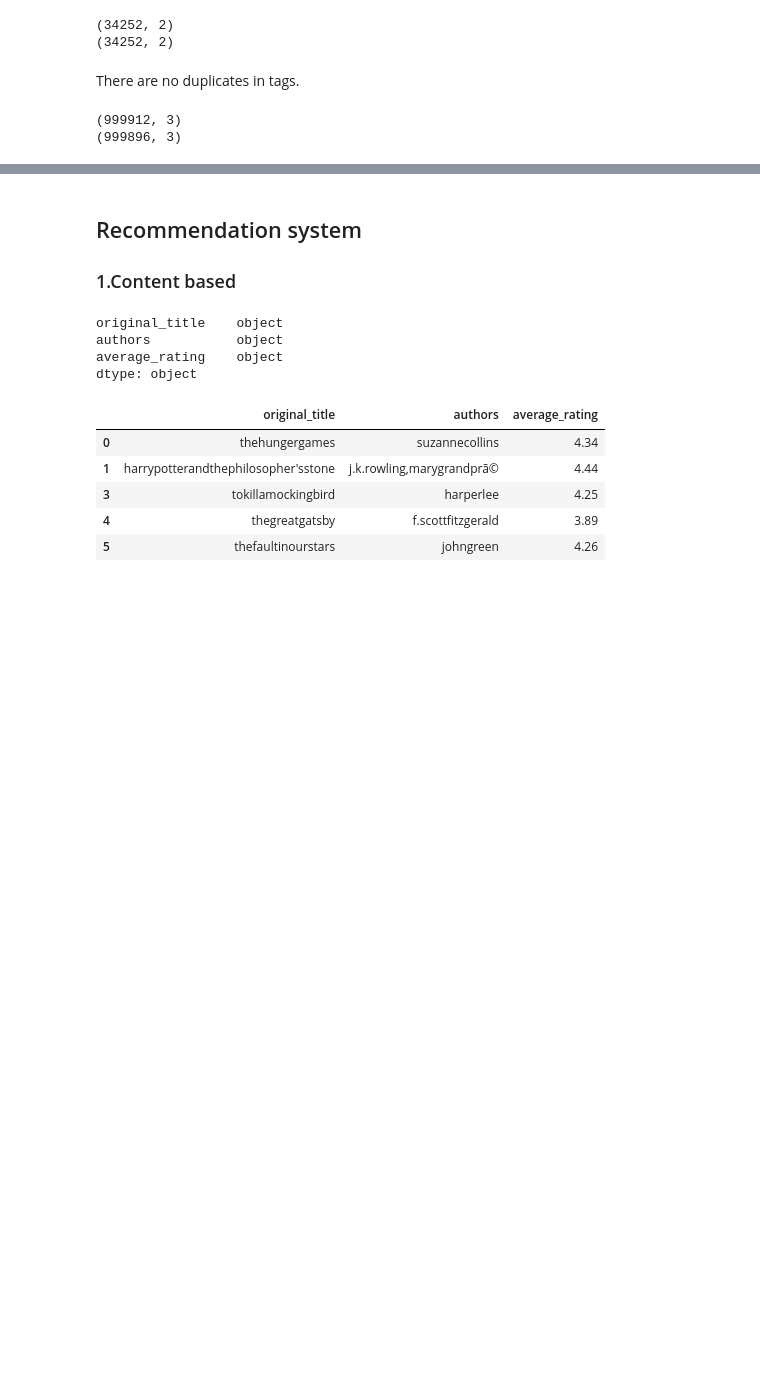
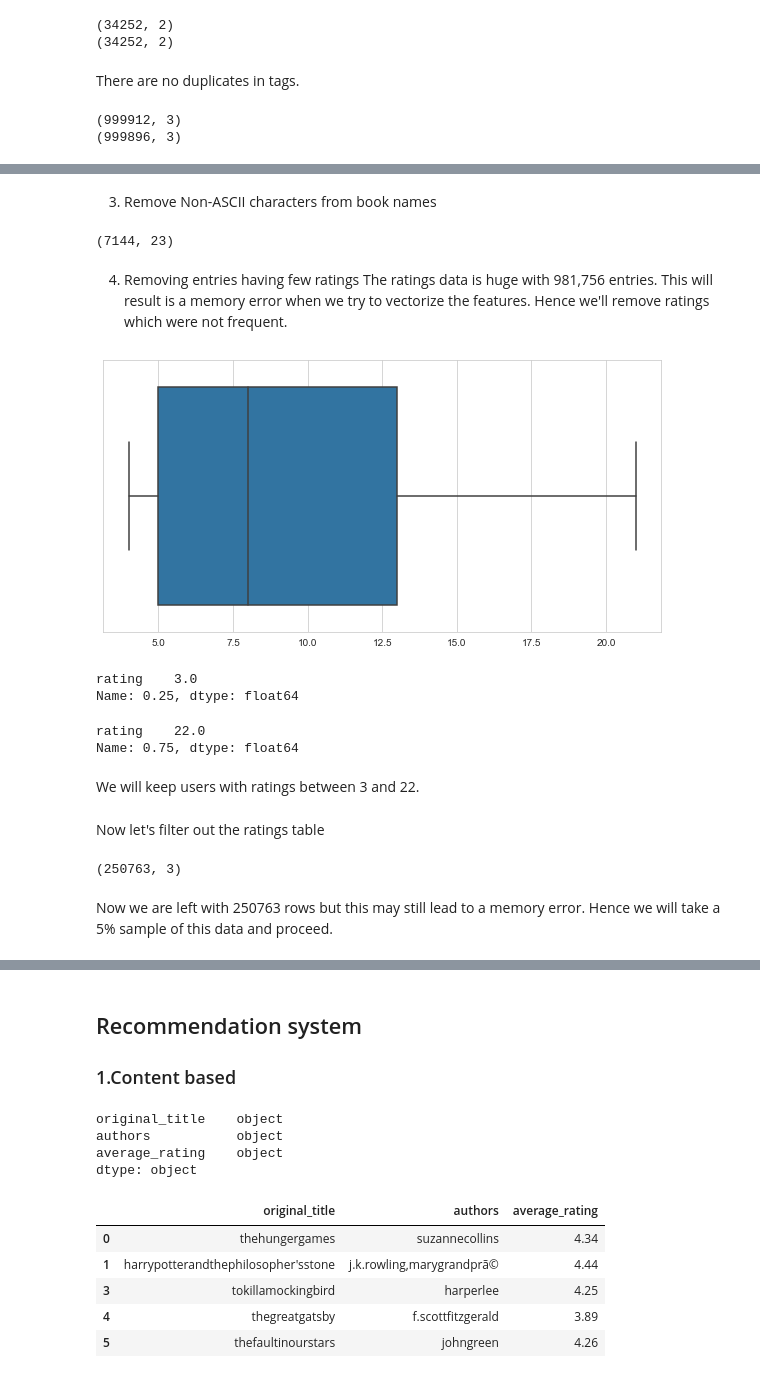
Before and after one commit to ambita20/BookRecommenderSystem, a Jupyter notebook: code.ipynb, the cells around one changed output, grey strips where cells are left out. Drawn from its saved outputs; the diff is of its cells as text; code cells hidden in the pictures; blank space fills up the shorter version.

```diff
--- a/code.ipynb
+++ b/code.ipynb
@@ -191,7 +192,7 @@ Rest of the samples do not have any missing values. Let's also remove the duplic
 
 2. Removing Duplicates
 # %%
-sample_ratings.drop_duplicates(subset =["user_id","book_id"],
+ratings.drop_duplicates(subset =["user_id","book_id"],
                      keep = False, inplace = True)
-sample_ratings.shape
+ratings.shape
 # %% [output]
@@ -362,0 +227,29 @@ new_tags=p[p.index.isin(genres)]
+# %% [markdown]
+3. Remove Non-ASCII characters from book names
+# %%
+books = books[~books.original_title.str.contains(r'[^\x00-\x7F]')]
+books = books[~books.authors.str.contains(r'[^\x00-\x7F]')]
+books.shape
+# %% [output]
+(7144, 23)
+# %% [markdown]
+4. Removing entries having few ratings
+The ratings data is huge with 981,756 entries. This will result is a memory error when we try to vectorize the features. Hence we'll remove ratings which were not frequent.
+# %%
+plt.figure(figsize=(10,5))
+grouped_ratings=ratings.groupby('user_id').agg({'rating':'count'})
+sns.boxplot(grouped_ratings);
+# %% [output]
+[figure, added]
+# %%
+grouped_ratings.quantile(0.25, numeric_only=False)
+# %% [output]
+rating    3.0
+Name: 0.25, dtype: float64
+# %%
+grouped_ratings.quantile(0.75, numeric_only=False)
+# %% [output]
+rating    22.0
+Name: 0.75, dtype: float64
+# %% [markdown]
+We will keep users with ratings between 3 and 22.
@@ -362,0 +259,9 @@ new_tags=p[p.index.isin(genres)]
+# %% [markdown]
+Now let's filter out the ratings table
+# %%
+ratings=ratings[ratings["user_id"].isin(grouped_ratings["user_id"].to_list()) ]
+ratings.shape
+# %% [output]
+(250763, 3)
+# %% [markdown]
+Now we are left with 250763 rows but this may still lead to a memory error. Hence we will take a 5% sample of this data and proceed.
```
Also changed, not shown: parts of 57 cells of this notebook.
